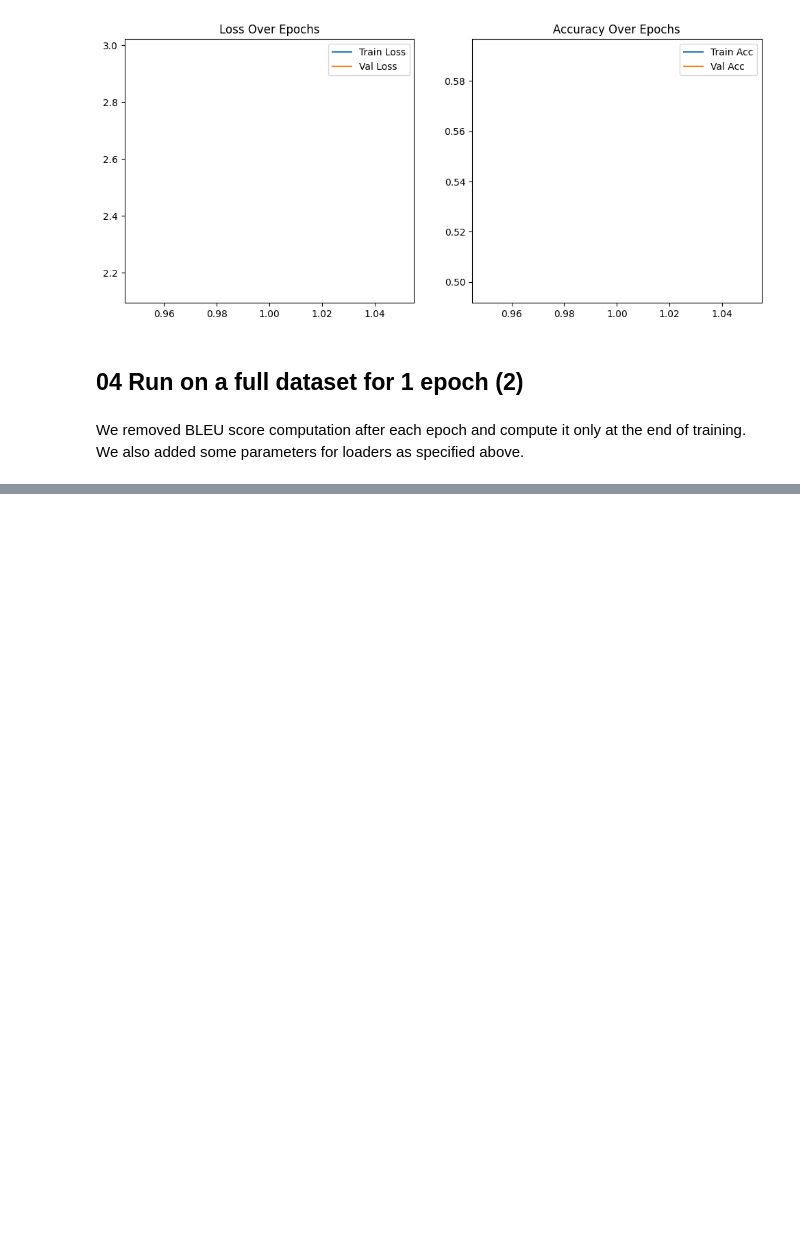
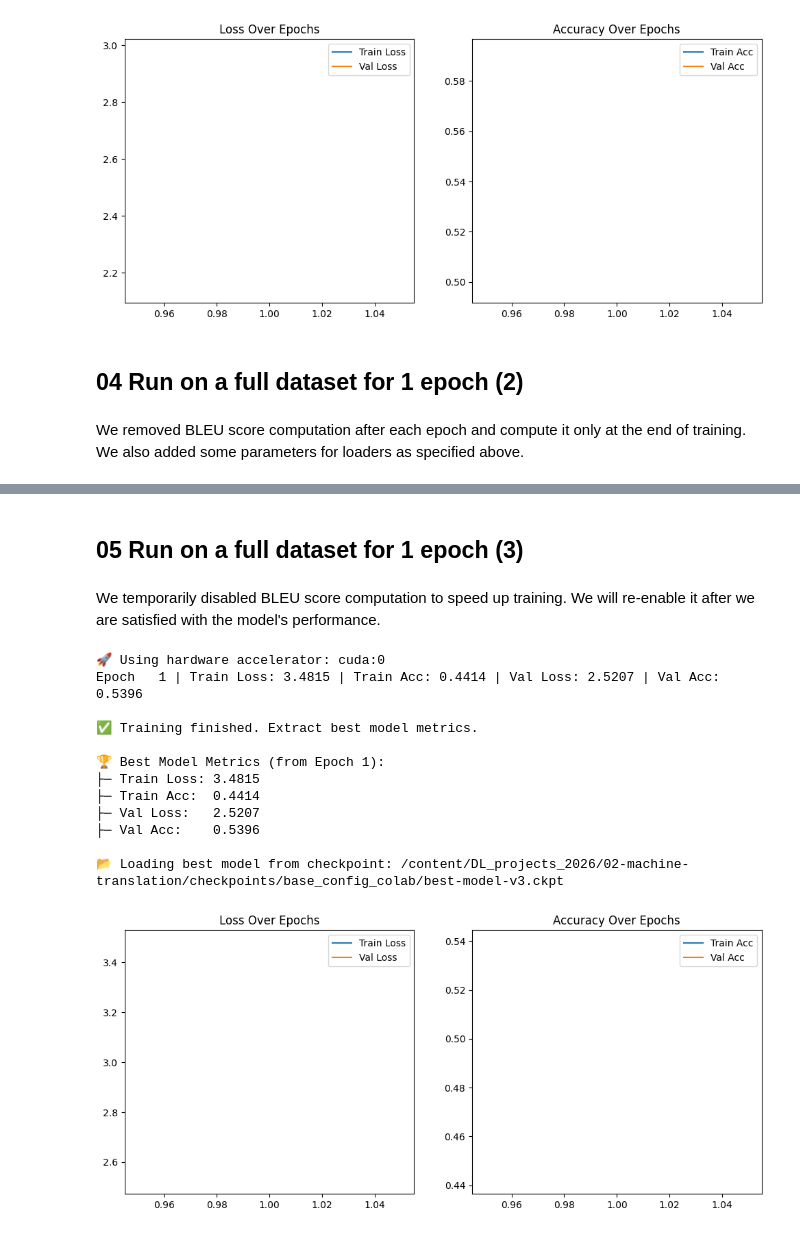
Before and after one commit to ilyarudyak/DL_projects_2026, a Jupyter notebook: 02-machine-translation/notebooks/03_experiments_colab_v1.ipynb, the cells around one changed output, grey strips where cells are left out. Drawn from its saved outputs; the diff is of its cells as text; code cells hidden in the pictures; blank space fills up the shorter version.

```diff
--- a/02-machine-translation/notebooks/03_experiments_colab_v1.ipynb
+++ b/02-machine-translation/notebooks/03_experiments_colab_v1.ipynb
@@ -301,0 +330,39 @@ runner.plot_training_curves()
+# %% [markdown]
+## 05 Run on a full dataset for 1 epoch (3)
+# %% [markdown]
+We temporarily disabled BLEU score computation to speed up training. We will re-enable it after we are satisfied with the model's performance.
+# %%
+# Create a config object for Tatoeba dataset
+config = TatoebaConfig()
+
+# Set parameters for a quick test run
+config.epochs = 1
+config.batch_size = 256
+
+# Create an instance of the ExperimentRunnerWithCustomLogging class
+runner = ExperimentRunnerWithCustomLogging(
+    config=config,
+    run_name="base_config_colab",
+    data_limit=None,  # Limit the number of data samples for quick testing
+    print_every_n_epochs=1
+)
+
+# Fit the model using the runner
+runner.fit()
+
+# Plot the training and validation loss curves
+runner.plot_training_curves()
+# %% [output]
+🚀 Using hardware accelerator: cuda:0
+Epoch   1 | Train Loss: 3.4815 | Train Acc: 0.4414 | Val Loss: 2.5207 | Val Acc: 0.5396
+
+✅ Training finished. Extract best model metrics.
+
+🏆 Best Model Metrics (from Epoch 1):
+├─ Train Loss: 3.4815
+├─ Train Acc:  0.4414
+├─ Val Loss:   2.5207
+├─ Val Acc:    0.5396
+
+📂 Loading best model from checkpoint: /content/DL_projects_2026/02-machine-translation/checkpoints/base_config_colab/best-model-v3.ckpt
+[figure, added]
```
Also changed, not shown: parts of 11 cells of this notebook, 5 other files.
